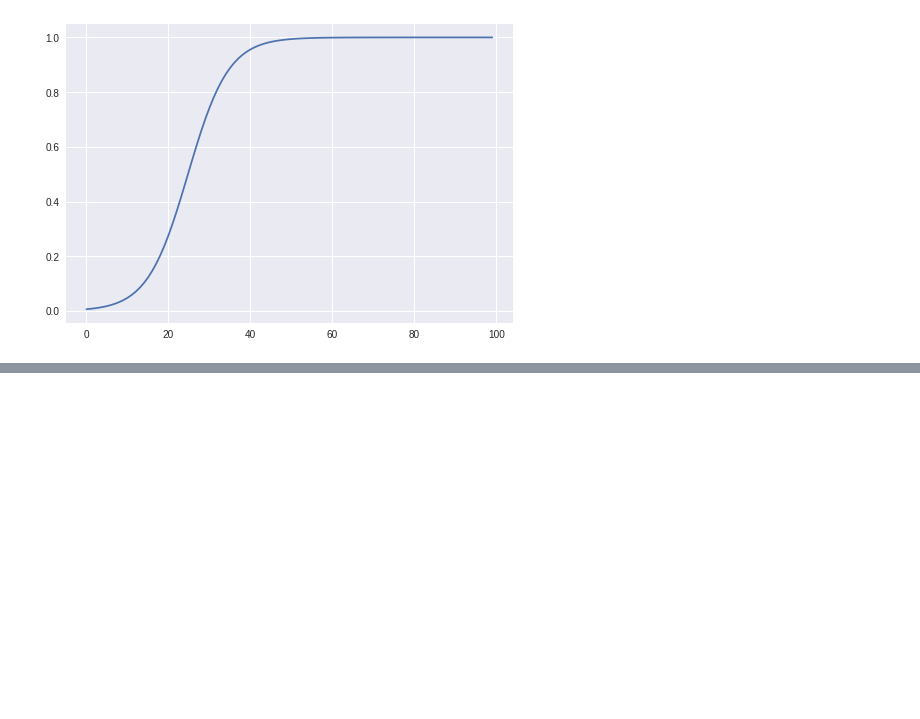
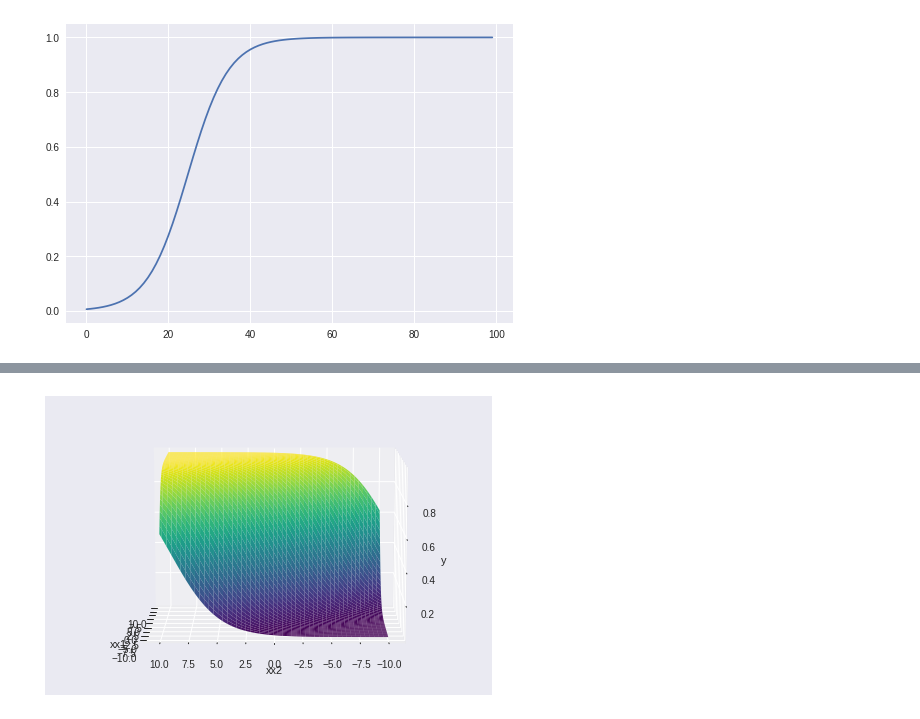
Before and after one commit to Ashish1999Kumar/Deep-learning, a Jupyter notebook: sigmoid.ipynb, the cells around one changed output, grey strips where cells are left out. Cells and saved outputs as stored; diff of their text form; code cells hidden in the pictures; blank space fills up the shorter version.

```diff
--- a/sigmoid.ipynb
+++ b/sigmoid.ipynb
@@ -48,6 +63,8 @@ ax.set_zlabel('y');
 # %%
-ax.view_init(10, 35)
+ax.view_init(10, 180)
 fig
+# %% [output]
+[figure, added]
 # %%
 X=np.random.random(25)*20-10
 Y=sigmoid(X,.5,.25)
```
Also changed, not shown: parts of 15 cells of this notebook.
